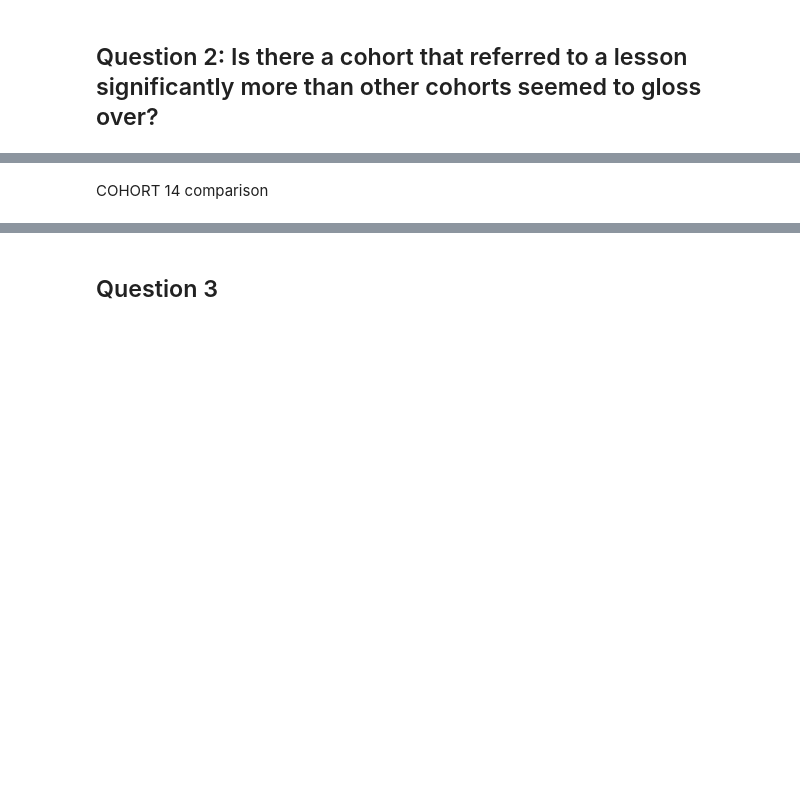
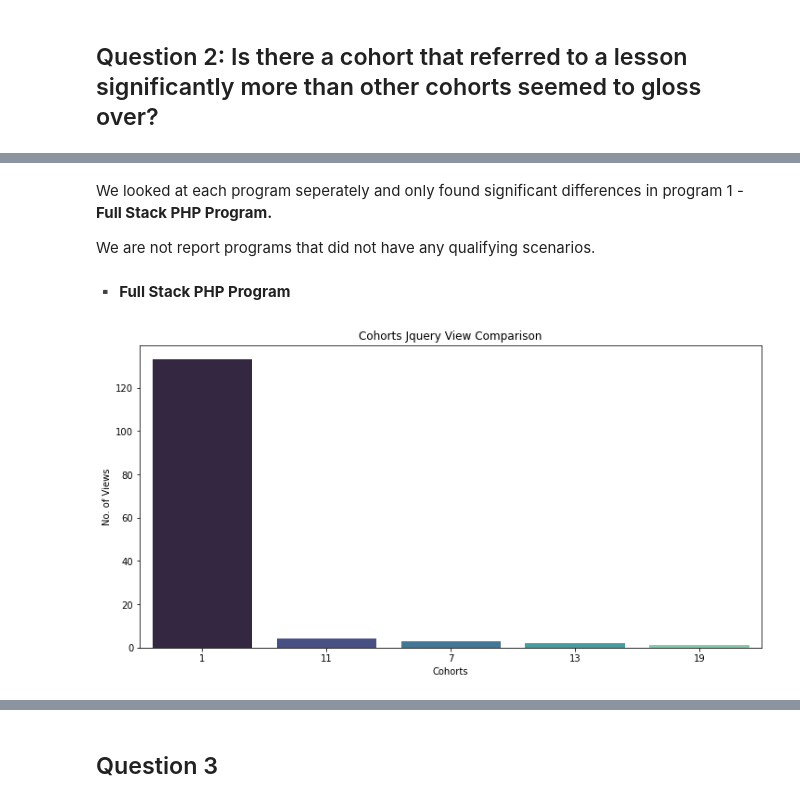
Before and after one commit to JML-Association/Anomaly-Detection-Project, a Jupyter notebook: final_report.ipynb, the cells around one changed output, grey strips where cells are left out. Drawn from its saved outputs; the diff is of its cells as text; code cells hidden in the pictures; blank space fills up the shorter version.

```diff
--- a/final_report.ipynb
+++ b/final_report.ipynb
@@ -277,2 +207,11 @@ cohort_11_least = list(program_1[program_1['cohort_id'] == 11.0].path.value_coun
-# %% [markdown]
-COHORT 14 comparison
+# %% [markdown]
+We looked at each program seperately and only found significant differences in program 1 - **Full Stack PHP Program.**
+
+We are not report programs that did not have any qualifying scenarios.
+# %% [markdown]
+▪️ **Full Stack PHP Program**
+# %%
+# Calling function to plot bar chart comparing cohort 1 and others
+explore.q2_p1()
+# %% [output]
+[figure, added]
```
Also changed, not shown: parts of 9 cells of this notebook.
